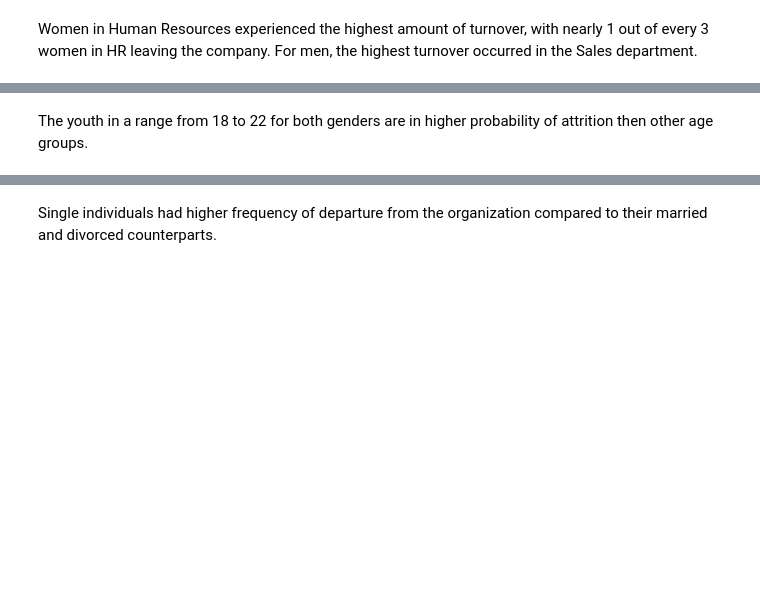
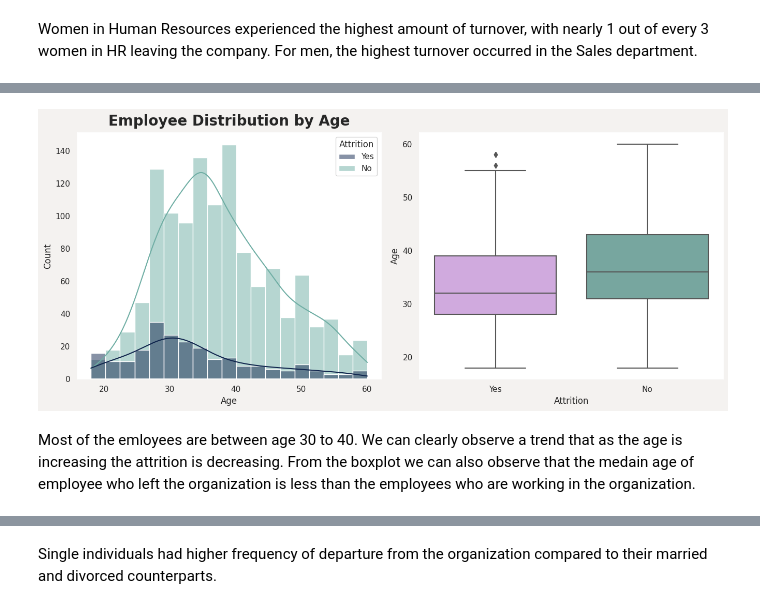
Before and after one commit to abdyraman/hr-deep-learning, a Jupyter notebook: deep_hr.ipynb, the cells around one changed output, grey strips where cells are left out. Saved outputs shown, nothing was run; the diff lists cells and outputs as text; code cells hidden in the pictures; blank space fills up the shorter version.

```diff
--- a/deep_hr.ipynb
+++ b/deep_hr.ipynb
@@ -265,5 +240,41 @@ plot_attrition_rates(df, 'Age')
-# %% [markdown]
-The youth in a range from 18 to 22 for both genders are in higher probability of attrition then other age groups.
+# %%
+#Visualization to show Employee Distribution by Age.
+# plt.figure(figsize=(13.5,6))
+# plt.subplot(1,2,1)
+# sns.histplot(x="Age",hue="Attrition",data=df,kde=True,palette=["#11264e","#6faea4"])
+# plt.title("Employee Distribution by Age",fontweight="black",size=20,pad=10)
+
+
+# #Visualization to show Employee Distribution by Age & Attrition.
+# plt.subplot(1,2,2)
+# sns.boxplot(x="Attrition",y="Age",data=df,palette=["#D4A1E7","#6faea4"])
+# plt.title("Employee Distribution by Age & Attrition",fontweight="black",size=20,pad=10)
+# plt.tight_layout()
+# plt.show()
+
+def distribution_plots(attribute):
+    plt.figure(figsize=(13.5, 6))
+
+    # First Subplot (Histogram with KDE)
+    plt.subplot(1, 2, 1)
+    sns.histplot(x=attribute, hue="Attrition", data=df, kde=True, palette=["#11264e", "#6faea4"])
+    plt.title(f"Employee Distribution by {attribute}", fontweight="black", size=20, pad=10)
+
+    # Second Subplot (Boxplot)
+    plt.subplot(1, 2, 2)
+    sns.boxplot(x="Attrition", y=attribute, data=df, palette=["#D4A1E7", "#6faea4"])
+    # plt.title(f"Employee Distribution by {attribute} & Attrition", fontweight="black", size=20, pad=10)
+
+    # Layout and Display
+    plt.tight_layout()
+    plt.show()
+
+# Call the function with the attribute 'Age'
+distribution_plots('Age')
+# %% [output]
+[figure, added]
+# %% [markdown]
+Most of the emloyees are between age 30 to 40. We can clearly observe a trend that as the age is increasing the attrition is decreasing. From the boxplot we can also observe that the medain age of employee who left the organization is less than the employees who are working in the organization.
 # %%
 plot_attrition_rates(df, 'MaritalStatus')
 # %% [output]
```
Also changed, not shown: parts of 17 cells of this notebook.
